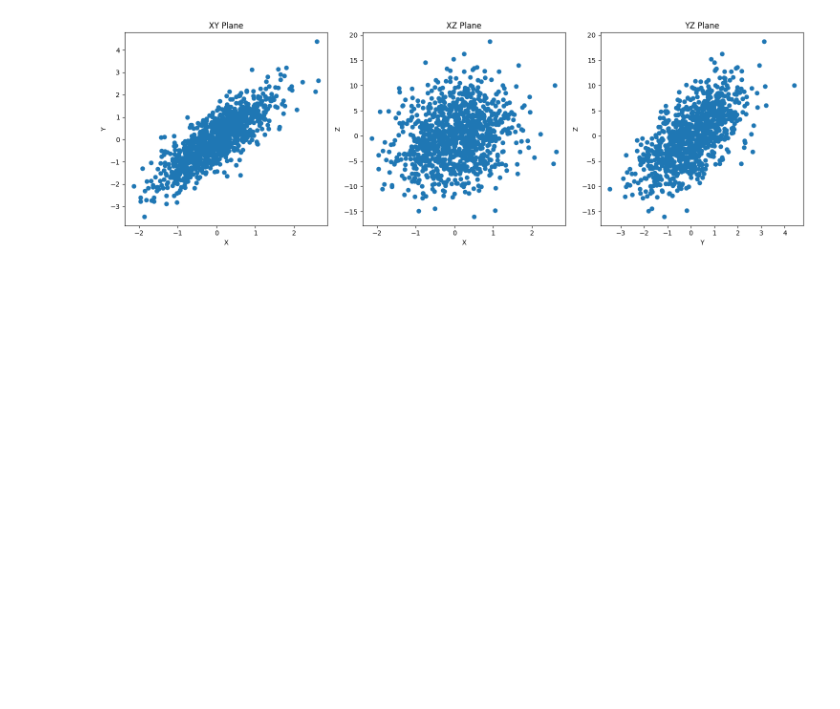
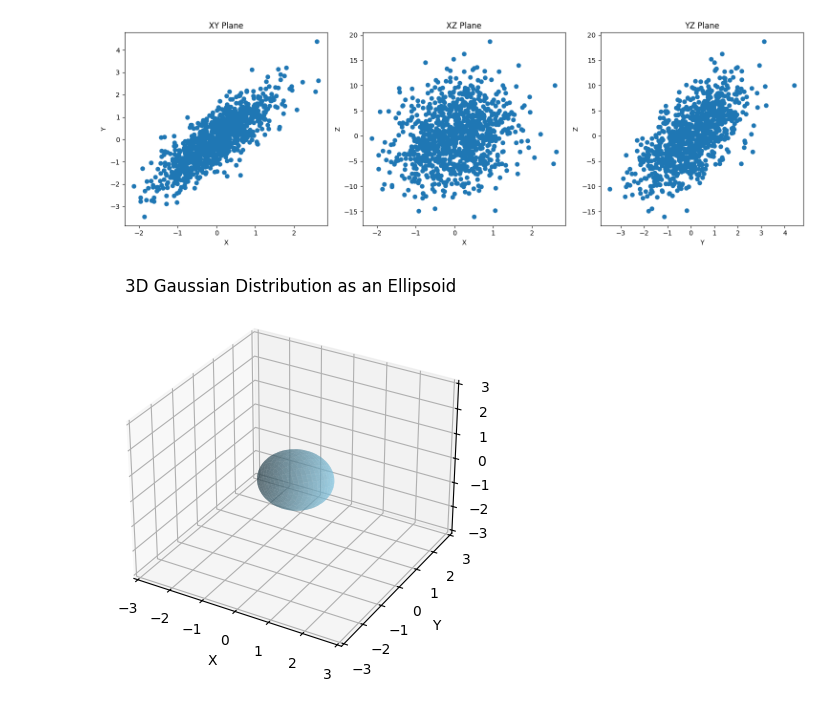
Before and after one commit to florinhegedus/mri_inr, a Jupyter notebook: notebooks/Gaussian.ipynb, the cells around one changed output. Drawn from its saved outputs; the diff is of its cells as text; code cells hidden in the pictures; blank space fills up the shorter version.

```diff
--- a/notebooks/Gaussian.ipynb
+++ b/notebooks/Gaussian.ipynb
@@ -62,3 +62,51 @@ plt.tight_layout()
 plt.show()
 # %% [output]
 [figure]
+# %%
+import numpy as np
+import matplotlib.pyplot as plt
+from mpl_toolkits.mplot3d import Axes3D
+
+def draw_ellipsoid(mean, cov, ax, n=100, color='b', alpha=0.2):
+    # Eigen decomposition
+    eigenvalues, eigenvectors = np.linalg.eigh(cov)
+    # Get the radii of the ellipsoid
+    radii = np.sqrt(eigenvalues)
+
+    # Generate data for "unrotated" ellipsoid
+    u = np.linspace(0, 2 * np.pi, n)
+    v = np.linspace(0, np.pi, n)
+    x = radii[0] * np.outer(np.cos(u), np.sin(v))
+    y = radii[1] * np.outer(np.sin(u), np.sin(v))
+    z = radii[2] * np.outer(np.ones_like(u), np.cos(v))
+
+    # Rotate data with eigenvectors
+    for i in range(len(x)):
+        for j in range(len(x)):
+            [x[i,j], y[i,j], z[i,j]] = np.dot([x[i,j], y[i,j], z[i,j]], eigenvectors) + mean
+
+    # Plot ellipsoid
+    ax.plot_surface(x, y, z,  rstride=4, cstride=4, color=color, alpha=alpha)
+
+# Mean and covariance matrix for the 3D Gaussian
+mean = [0, 0, 0]
+cov = [[1, 0.0, 0.0], [0.2, 1, 0.0], [0.1, 0.0, 1]]
+
+# Set up the figure and axis for 3D plotting
+fig = plt.figure()
+ax = fig.add_subplot(111, projection='3d')
+
+# Draw the ellipsoid
+draw_ellipsoid(mean, cov, ax, color='skyblue', alpha=0.5)
+
+# Labels and limits
+ax.set_xlabel('X')
+ax.set_ylabel('Y')
+ax.set_zlabel('Z')
+ax.set_xlim([-3, 3])
+ax.set_ylim([-3, 3])
+ax.set_zlim([-3, 3])
+plt.title('3D Gaussian Distribution as an Ellipsoid')
+plt.show()
+# %% [output]
+[figure, added]
```
Also changed, not shown: 5 other files.
